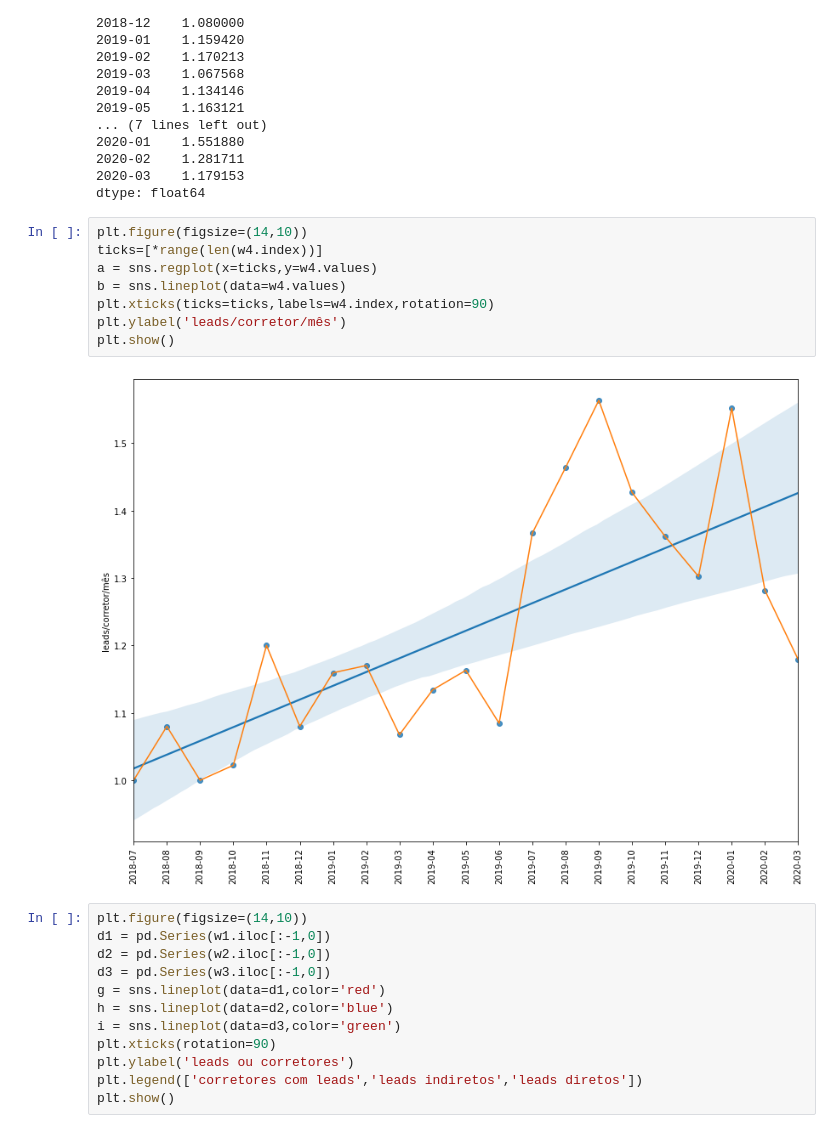
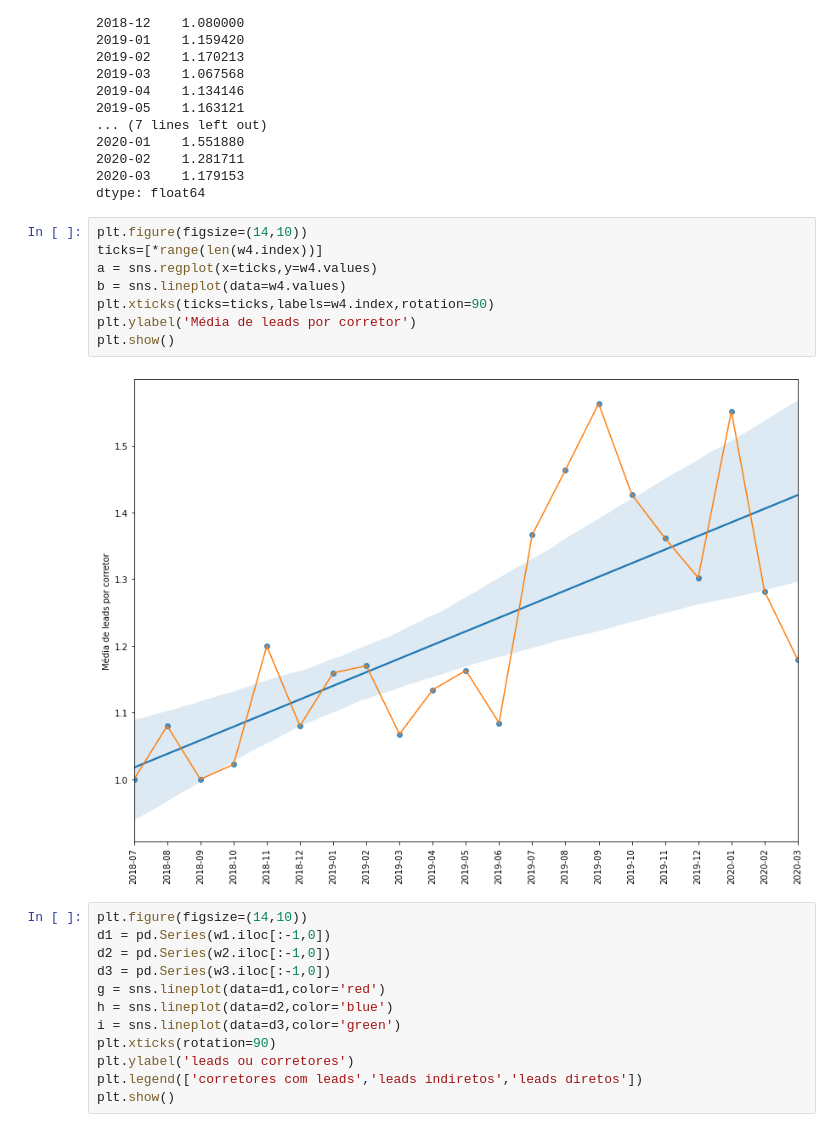
Before and after one commit to gabrielleuzinger/Case-Loft, a Jupyter notebook: Case Loft.ipynb, the cells around one changed output. Drawn from its saved outputs; the diff is of its cells as text.

```diff
--- a/Case Loft.ipynb
+++ b/Case Loft.ipynb
@@ -716,13 +716,13 @@ dtype: float64
 # %%
 plt.figure(figsize=(14,10))
 ticks=[*range(len(w4.index))]
 a = sns.regplot(x=ticks,y=w4.values)
 b = sns.lineplot(data=w4.values)
 plt.xticks(ticks=ticks,labels=w4.index,rotation=90)
-plt.ylabel('leads/corretor/mês')
+plt.ylabel('Média de leads por corretor')
 plt.show()
 # %% [output]
-[figure, old version]
+[figure, new version]
 # %%
 plt.figure(figsize=(14,10))
 d1 = pd.Series(w1.iloc[:-1,0])
```
Also changed, not shown: parts of 16 cells of this notebook.
